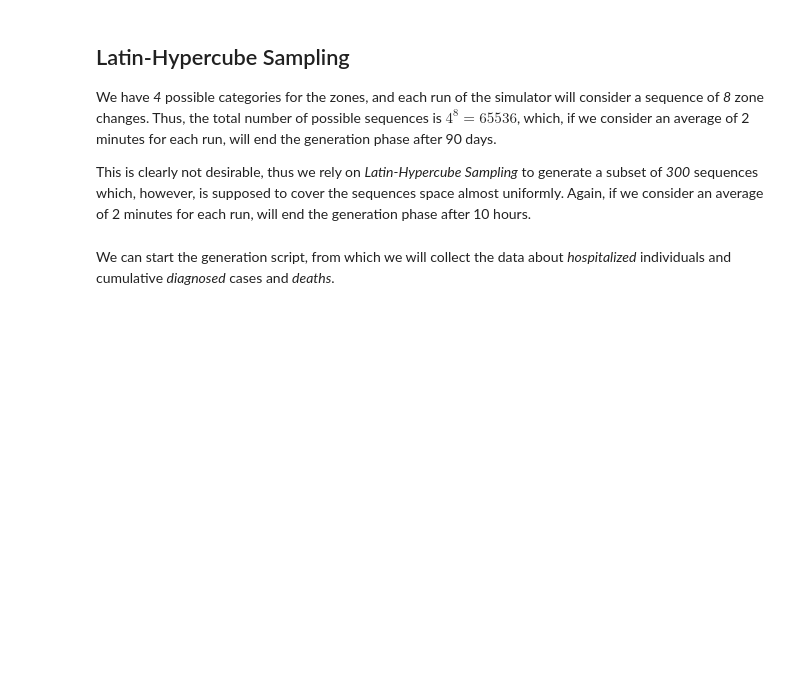
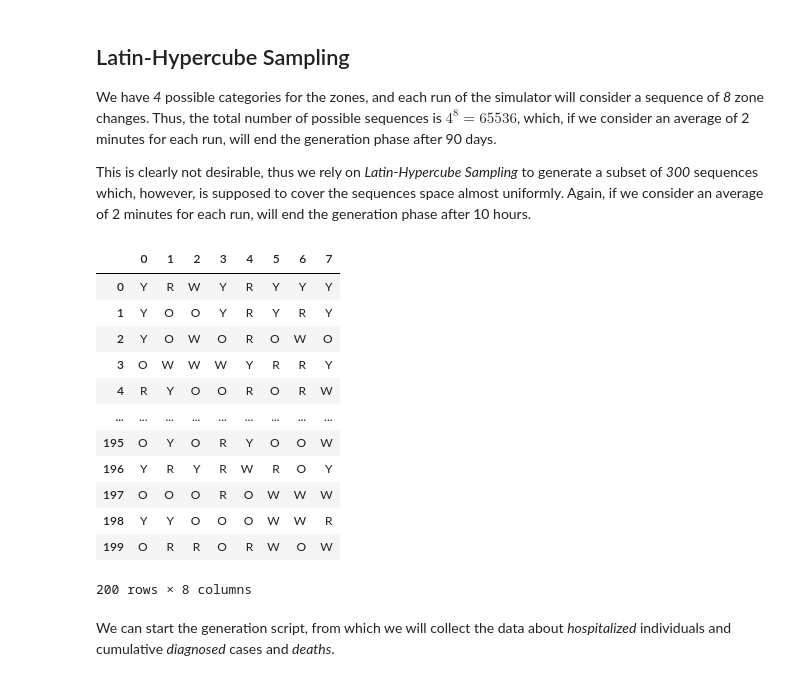
Before and after one commit to LIA-UniBo/EpidemicModelLearning, a Jupyter notebook: notebooks/3. Data Generation.ipynb, the cells around one changed output. Drawn from its saved outputs; the diff is of its cells as text; code cells hidden in the pictures; blank space fills up the shorter version.

```diff
--- a/notebooks/3. Data Generation.ipynb
+++ b/notebooks/3. Data Generation.ipynb
@@ -45,11 +58,26 @@ We have *4* possible categories for the zones, and each run of the simulator wil
 
 This is clearly not desirable, thus we rely on *Latin-Hypercube Sampling* to generate a subset of *300* sequences which, however, is supposed to cover the sequences space almost uniformly. Again, if we consider an average of 2 minutes for each run, will end the generation phase after 10 hours.
 # %%
-samples = lhs(n=num_zones, samples=300)
+np.random.seed(42)
+samples = lhs(n=num_zones, samples=200)
 samples = pd.DataFrame(samples)
 for i in range(num_zones):
     samples[i] = samples[i].map(lambda v: int(4 * v)).map({0: 'W', 1: 'Y', 2: 'O', 3: 'R'})
 samples
+# %% [output]
+|  | 0 | 1 | 2 | 3 | 4 | 5 | 6 | 7 |
+| 0 | Y | R | W | Y | R | Y | Y | Y |
+| 1 | Y | O | O | Y | R | Y | R | Y |
+| 2 | Y | O | W | O | R | O | W | O |
+| 3 | O | W | W | W | Y | R | R | Y |
+| 4 | R | Y | O | O | R | O | R | W |
+| ... | ... | ... | ... | ... | ... | ... | ... | ... |
+| 195 | O | Y | O | R | Y | O | O | W |
+| 196 | Y | R | Y | R | W | R | O | Y |
+| 197 | O | O | O | R | O | W | W | W |
+| 198 | Y | Y | O | O | O | W | W | R |
+| 199 | O | R | R | O | R | W | O | W |
+200 rows × 8 columns
 # %% [markdown]
 We can start the generation script, from which we will collect the data about *hospitalized* individuals and cumulative *diagnosed* cases and *deaths*.
 # %%
```
Also changed, not shown: parts of 4 cells of this notebook, 3 other files.
